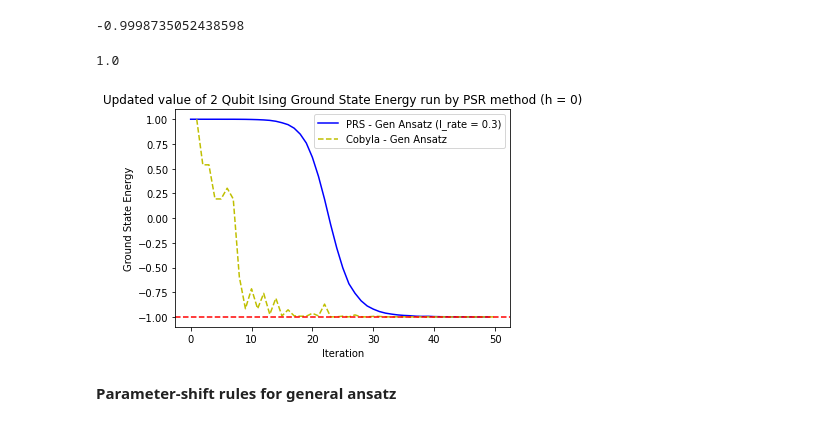
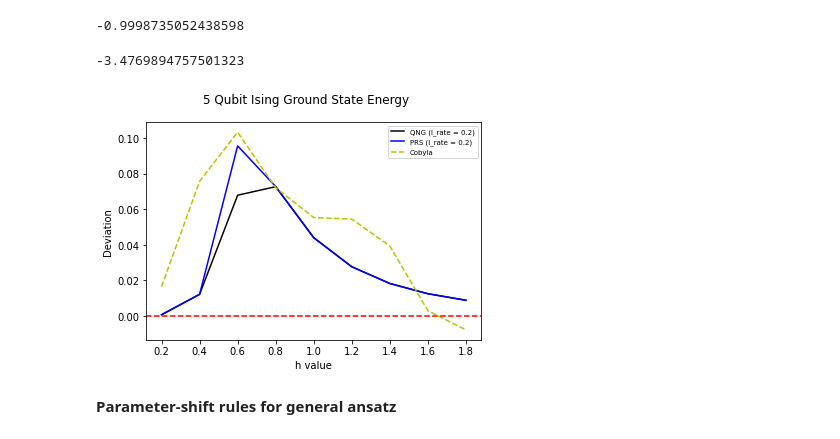
Before and after one commit to leductruyen/Quantum-Computing-Intern-Variatioal-Quantum-Algorithm-, a Jupyter notebook: VQE-Ising-Current_Work.ipynb, the cells around one changed output. Drawn from its saved outputs; the diff is of its cells as text; code cells hidden in the pictures.

```diff
--- a/VQE-Basic-Ising.ipynb
+++ b/VQE-Ising-Current_Work.ipynb
@@ -976,8 +984,8 @@ result = vqer.compute_minimum_eigenvalue(op)
 # %%
-q = 2
-h = 2
-l_rate = 0.5
-numberofiteration = 50
+q = 3
+h = 1
+l_rate = 0.2
+numberofiteration = 200
 epsilon = 1e-3
 # parameter = ParameterVector('θ', 2**(q+1)-2)
 # real = PrepareState_Gen(parameter,q)
@@ -985,10 +993,13 @@ real = RealAmplitudes(q, entanglement='linear', reps=1, insert_barriers=True)
 
 itera3 = []
 value3 = []
+# for y in range(10):
+#     h = 2*y/10
 parameters = [0 for i in range(real.num_parameters)]
+#     itera3.append(h)
 for j in range(numberofiteration):
     itera3.append(j)
-    Dvqe = [0 for i in range(len(parameters))]
+    Dvqe = [pi/2 for i in range(len(parameters))]
     fix_parameters = [0 for i in range(len(parameters))]
     for i in range(len(parameters)):
         fix_parameters[i] = parameters[i]
@@ -1002,27 +1013,45 @@ for j in range(numberofiteration):
     value3.append(vqe_exact1(parameters,q,h))
 print(vqe_exact1(parameters,q,h))
 # %% [output]
-1.0
+-3.4769894757501323
-# %%
-# plt.plot(itera0, value0, 'r-',label='l_rate = 0.3')
-# plt.axhline(y=-1, color='r', linestyle='--')
-# plt.plot(itera0, value0, 'c--',label='PRS - RealAmplitude - statevector (l_rate = 0.5)')
-plt.plot(itera1, value1, 'b-',label='PRS - Gen Ansatz (l_rate = 0.3)')
-
-# plt.axhline(y=-1.4142135623730936, color='b', linestyle='--')
-# plt.plot(itera3, value3, 'g-',label='GD Newton - RealAmplitude (l_rate =0.3)')
-plt.plot(counts[0:50], values[0:50], 'y--',label='Cobyla - Gen Ansatz')
-plt.axhline(y=-1, color='r', linestyle='--')
-
-
-# plt.axhline(y=-3.493959207434937, color='r', linestyle='--')
-plt.legend(loc='best')
-plt.title('Updated value of 2 Qubit Ising Ground State Energy run by PSR method (h = 0)')
-plt.ylabel('Ground State Energy')
-plt.xlabel('Iteration')
-plt.show()
-# %% [output]
-[figure, removed]
+# %%
+for i in range(10):
+    value0[i] -= cvalue[i]
+    value1[i] -= cvalue[i]
+    values[i] -= cvalue[i]
+# %%
+a = 1
+b = 10
+# plt.plot(itera0, value0, 'r-',label='l_rate = 0.3')
+# plt.axhline(y=-1, color='r', linestyle='--')
+# plt.plot(itera0[a:b], value0[a:b], 'c-*',label='PRS (l_rate = 0.2)')
+
+# plt.figure()
+# plt.subplot(211)
+# plt.plot(itera02[a:b], value02[a:b], 'g-',label='QNG (l_rate = 0.7)')
+# plt.plot(itera01[a:b], value01[a:b], 'c-*',label='QNG (l_rate = 0.5)')
+# plt.plot(itera01[a:b], value01[a:b], 'c-',label='QNG (l_rate = 0.3)')
+plt.plot(itera0[a:b], value0[a:b], color='Black',linestyle='-',label='QNG (l_rate = 0.2)')
+plt.ylabel('Ground state energy')
+# plt.axhline(y=-4.145560913317092, color='r', linestyle='--')
+plt.legend(loc='best',fontsize='x-small')
+
+# plt.subplot(212)
+# plt.plot(itera3[a:b], value3[a:b], 'g-*',label='GD Newton (l_rate = 0.2)')
+# plt.plot(itera2[a:b], value2[a:b], 'r-',label='QNG (l_rate = 0.05)')
+plt.plot(itera1[a:b], value1[a:b], 'b-',label='PRS (l_rate = 0.2)')
+plt.plot(counts[a:b], values[a:b], 'y--',label='Cobyla')
+plt.axhline(y=0, color='r', linestyle='--')
+# plt.plot(hvalue,np.real(cvalue),'r--')
+
+# plt.axhline(y=-3.493959207434937, color='r', linestyle='--')
+plt.legend(loc='best',fontsize='x-small')
+plt.suptitle('5 Qubit Ising Ground State Energy ')
+plt.ylabel('Deviation')
+plt.xlabel('h value')
+plt.show()
+# %% [output]
+[figure, added]
 # %% [markdown]
 **Parameter-shift rules for general ansatz**
 # %%
```
Also changed, not shown: parts of 13 cells of this notebook, 31 other files.
